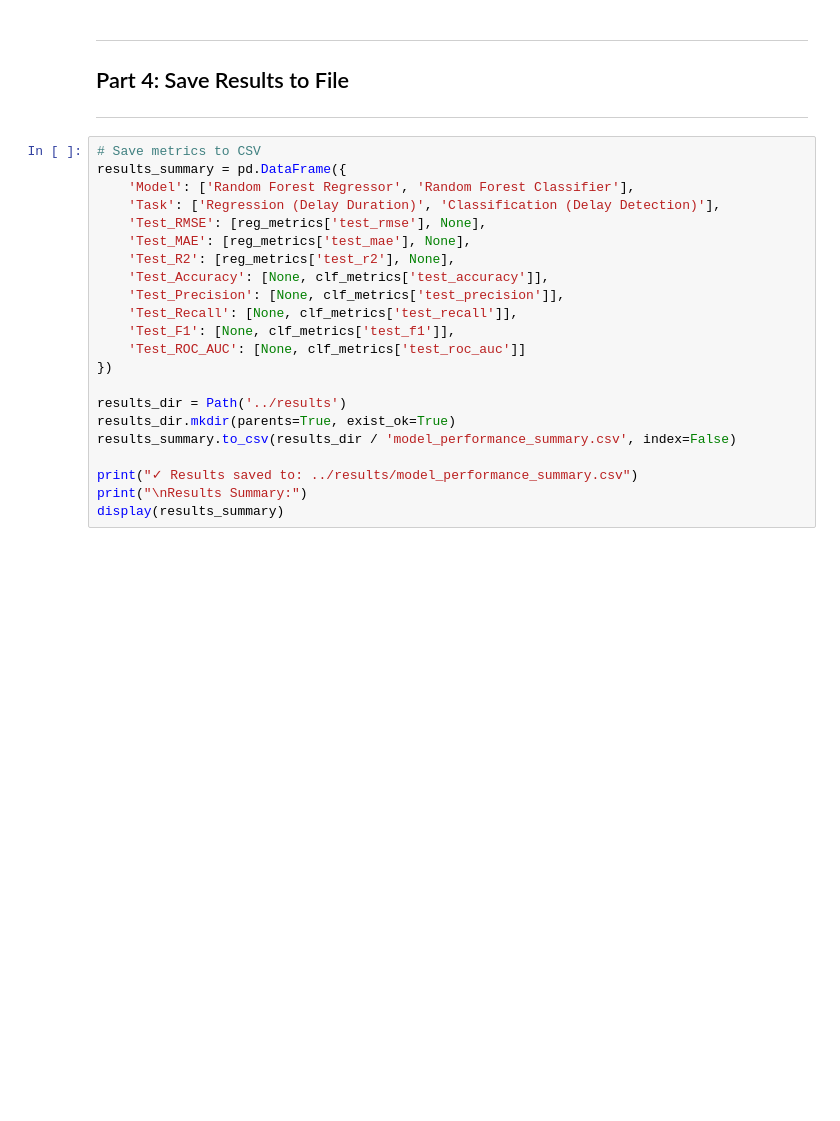
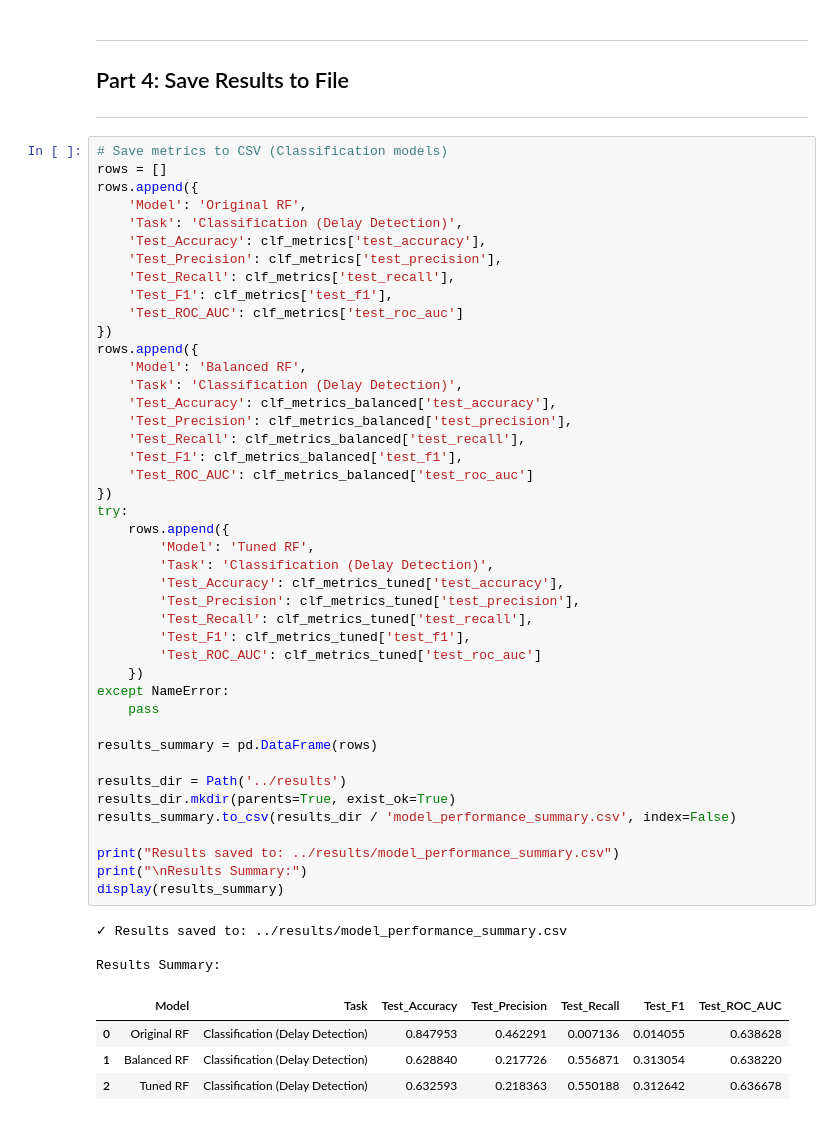
Before and after one commit to rjrichie/flight-arrival-delay-analysis-ATL, a Jupyter notebook: notebooks/04_model_training_random_forest.ipynb, the cells around one changed output. Saved outputs shown, nothing was run; the diff lists cells and outputs as text; blank space fills up the shorter version.

```diff
--- a/notebooks/04_model_training_random_forest.ipynb
+++ b/notebooks/04_model_training_random_forest.ipynb
@@ -492,24 +579,53 @@ MODEL PERFORMANCE SUMMARY
 ## Part 4: Save Results to File
 ---
 # %%
-# Save metrics to CSV
-results_summary = pd.DataFrame({
-    'Model': ['Random Forest Regressor', 'Random Forest Classifier'],
-    'Task': ['Regression (Delay Duration)', 'Classification (Delay Detection)'],
-    'Test_RMSE': [reg_metrics['test_rmse'], None],
-    'Test_MAE': [reg_metrics['test_mae'], None],
-    'Test_R2': [reg_metrics['test_r2'], None],
-    'Test_Accuracy': [None, clf_metrics['test_accuracy']],
-    'Test_Precision': [None, clf_metrics['test_precision']],
-    'Test_Recall': [None, clf_metrics['test_recall']],
-    'Test_F1': [None, clf_metrics['test_f1']],
-    'Test_ROC_AUC': [None, clf_metrics['test_roc_auc']]
+# Save metrics to CSV (Classification models)
+rows = []
+rows.append({
+    'Model': 'Original RF',
+    'Task': 'Classification (Delay Detection)',
+    'Test_Accuracy': clf_metrics['test_accuracy'],
+    'Test_Precision': clf_metrics['test_precision'],
+    'Test_Recall': clf_metrics['test_recall'],
+    'Test_F1': clf_metrics['test_f1'],
+    'Test_ROC_AUC': clf_metrics['test_roc_auc']
 })
+rows.append({
+    'Model': 'Balanced RF',
+    'Task': 'Classification (Delay Detection)',
+    'Test_Accuracy': clf_metrics_balanced['test_accuracy'],
+    'Test_Precision': clf_metrics_balanced['test_precision'],
+    'Test_Recall': clf_metrics_balanced['test_recall'],
+    'Test_F1': clf_metrics_balanced['test_f1'],
+    'Test_ROC_AUC': clf_metrics_balanced['test_roc_auc']
+})
+try:
+    rows.append({
+        'Model': 'Tuned RF',
+        'Task': 'Classification (Delay Detection)',
+        'Test_Accuracy': clf_metrics_tuned['test_accuracy'],
+        'Test_Precision': clf_metrics_tuned['test_precision'],
+        'Test_Recall': clf_metrics_tuned['test_recall'],
+        'Test_F1': clf_metrics_tuned['test_f1'],
+        'Test_ROC_AUC': clf_metrics_tuned['test_roc_auc']
+    })
+except NameError:
+    pass
+
+results_summary = pd.DataFrame(rows)
 
 results_dir = Path('../results')
 results_dir.mkdir(parents=True, exist_ok=True)
 results_summary.to_csv(results_dir / 'model_performance_summary.csv', index=False)
 
-print("✓ Results saved to: ../results/model_performance_summary.csv")
+print("Results saved to: ../results/model_performance_summary.csv")
 print("\nResults Summary:")
 display(results_summary)
+# %% [output]
+✓ Results saved to: ../results/model_performance_summary.csv
+
+Results Summary:
+|  | Model | Task | Test_Accuracy | Test_Precision | Test_Recall | Test_F1 | Test_ROC_AUC |
+| 0 | Original RF | Classification (Delay Detection) | 0.847953 | 0.462291 | 0.007136 | 0.014055 | 0.638628 |
+| 1 | Balanced RF | Classification (Delay Detection) | 0.628840 | 0.217726 | 0.556871 | 0.313054 | 0.638220 |
+| 2 | Tuned RF | Classification (Delay Detection) | 0.632593 | 0.218363 | 0.550188 | 0.312642 | 0.636678 |
```
Also changed, not shown: parts of 10 cells of this notebook, 2 other files.
